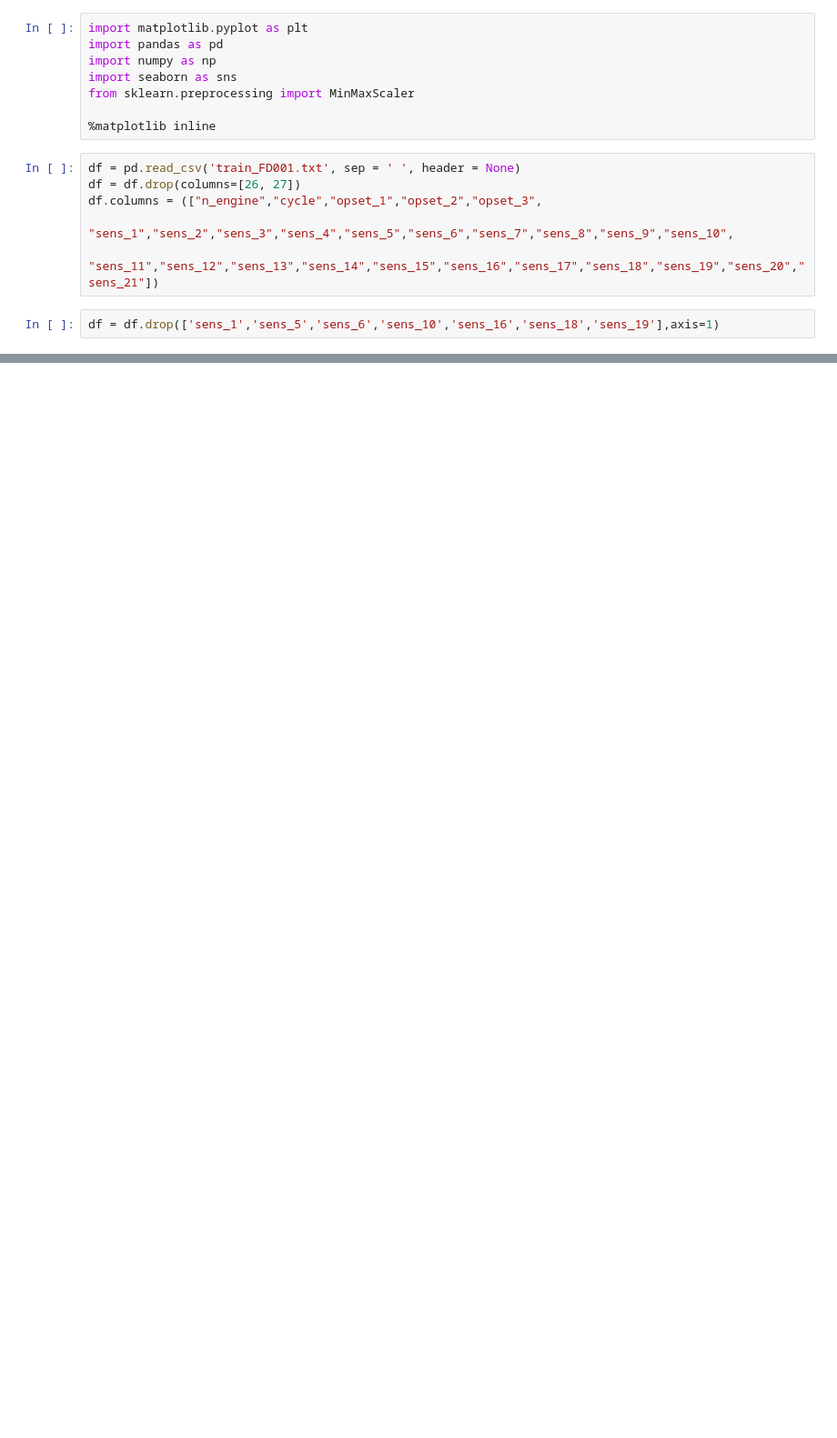
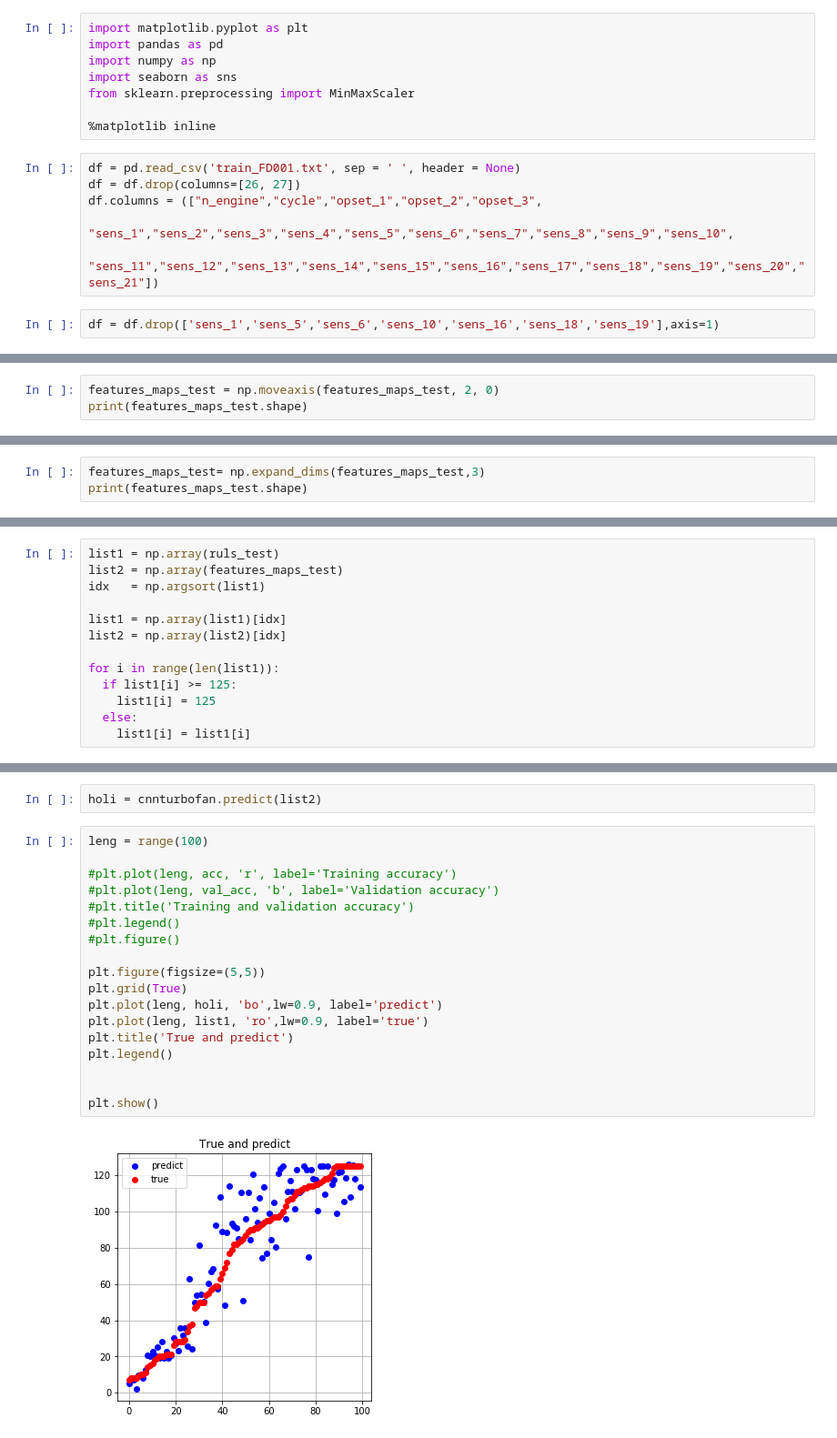
Before and after one commit to farayal/memoria_turbofan, a Jupyter notebook: turbofan.ipynb, the cells around one changed output, grey strips where cells are left out. Shown at 91% size. Cells and saved outputs as stored; diff of their text form; blank space fills up the shorter version.

```diff
--- a/turbofan.ipynb
+++ b/turbofan.ipynb
@@ -222,0 +342,3 @@ array([[88.91917],
+# %%
+features_maps_test = np.moveaxis(features_maps_test, 2, 0)
+print(features_maps_test.shape)
@@ -222,0 +347,3 @@ array([[88.91917],
+# %%
+features_maps_test= np.expand_dims(features_maps_test,3)
+print(features_maps_test.shape)
@@ -222,0 +352,13 @@ array([[88.91917],
+# %%
+list1 = np.array(ruls_test)
+list2 = np.array(features_maps_test)
+idx   = np.argsort(list1)
+
+list1 = np.array(list1)[idx]
+list2 = np.array(list2)[idx]
+
+for i in range(len(list1)):
+  if list1[i] >= 125:
+    list1[i] = 125
+  else:
+    list1[i] = list1[i]
@@ -222,0 +374,22 @@ array([[88.91917],
+# %%
+holi = cnnturbofan.predict(list2)
+# %%
+leng = range(100)
+
+#plt.plot(leng, acc, 'r', label='Training accuracy')
+#plt.plot(leng, val_acc, 'b', label='Validation accuracy')
+#plt.title('Training and validation accuracy')
+#plt.legend()
+#plt.figure()
+
+plt.figure(figsize=(5,5))
+plt.grid(True)
+plt.plot(leng, holi, 'bo',lw=0.9, label='predict')
+plt.plot(leng, list1, 'ro',lw=0.9, label='true')
+plt.title('True and predict')
+plt.legend()
+
+
+plt.show()
+# %% [output]
+[figure, added]
```
Also changed, not shown: parts of 29 cells of this notebook.
